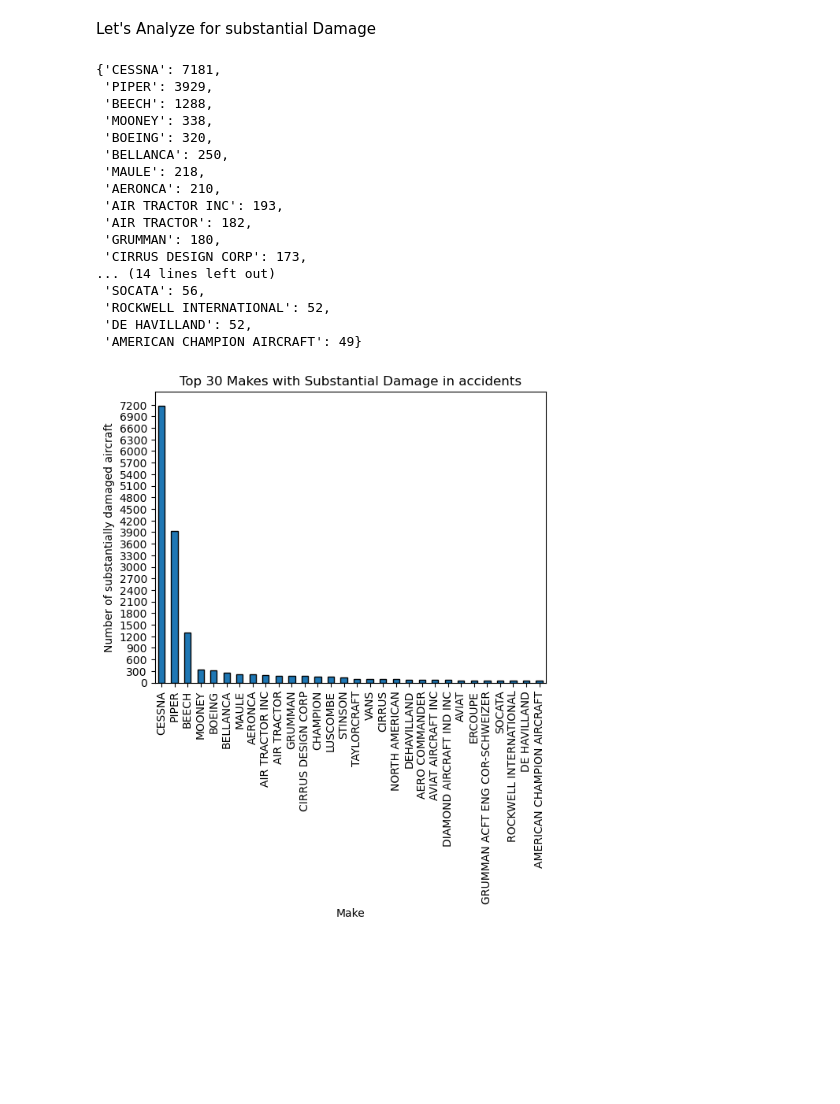
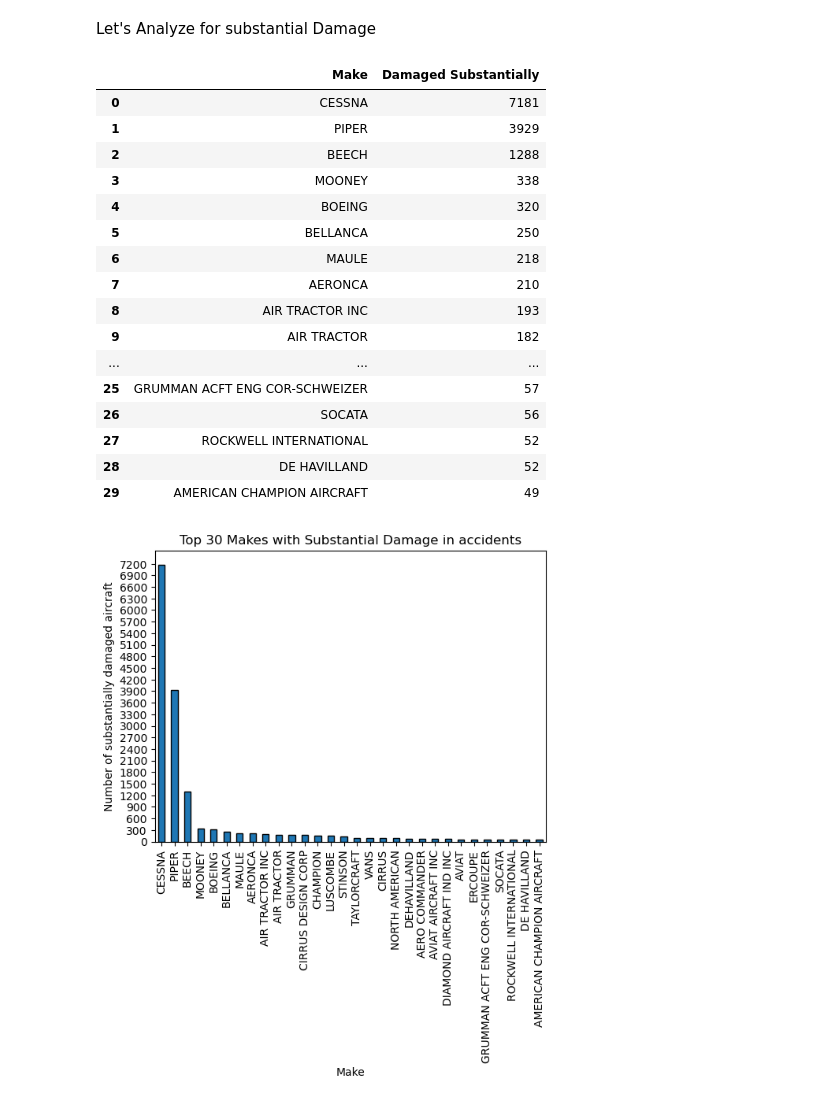
Before and after one commit to kdizz/dsc-phase-1-project-v3, a Jupyter notebook: Daniel Ogando Project.ipynb, the cells around one changed output. Drawn from its saved outputs; the diff is of its cells as text; code cells hidden in the pictures; blank space fills up the shorter version.

```diff
--- a/Daniel Ogando Project.ipynb
+++ b/Daniel Ogando Project.ipynb
@@ -499,26 +585,31 @@ Let's Analyze for substantial Damage
 df_substantial_planes = df_airplane[df_airplane['Aircraft.damage']=='Substantial']
 # %%
 top_30_substantial = df_substantial_planes['Make'].value_counts().head(30)
-# %%
-top_30_substantial.to_dict()
-# %% [output]
-{'CESSNA': 7181,
- 'PIPER': 3929,
- 'BEECH': 1288,
- 'MOONEY': 338,
- 'BOEING': 320,
- 'BELLANCA': 250,
- 'MAULE': 218,
- 'AERONCA': 210,
- 'AIR TRACTOR INC': 193,
- 'AIR TRACTOR': 182,
- 'GRUMMAN': 180,
- 'CIRRUS DESIGN CORP': 173,
-... (14 lines left out)
- 'SOCATA': 56,
- 'ROCKWELL INTERNATIONAL': 52,
- 'DE HAVILLAND': 52,
- 'AMERICAN CHAMPION AIRCRAFT': 49}
+# %%
+substantialAP_dict = top_30_substantial.to_dict()
+# %%
+df_APdict = pd.DataFrame(list(substantialAP_dict.items()),columns=['Make','Damaged Substantially'])
+
+df_APdict.to_excel('Top 30 Substantial Planes.xlsx')
+df_APdict
+# %% [output]
+|  | Make | Damaged Substantially |
+| 0 | CESSNA | 7181 |
+| 1 | PIPER | 3929 |
+| 2 | BEECH | 1288 |
+| 3 | MOONEY | 338 |
+| 4 | BOEING | 320 |
+| 5 | BELLANCA | 250 |
+| 6 | MAULE | 218 |
+| 7 | AERONCA | 210 |
+| 8 | AIR TRACTOR INC | 193 |
+| 9 | AIR TRACTOR | 182 |
+| ... | ... | ... |
+| 25 | GRUMMAN ACFT ENG COR-SCHWEIZER | 57 |
+| 26 | SOCATA | 56 |
+| 27 | ROCKWELL INTERNATIONAL | 52 |
+| 28 | DE HAVILLAND | 52 |
+| 29 | AMERICAN CHAMPION AIRCRAFT | 49 |
 # %%
 top_30_substantial.plot(kind='bar',edgecolor='k')
 plt.title('Top 30 Makes with Substantial Damage in accidents')
```
Also changed, not shown: parts of 36 cells of this notebook, 5 other files.
